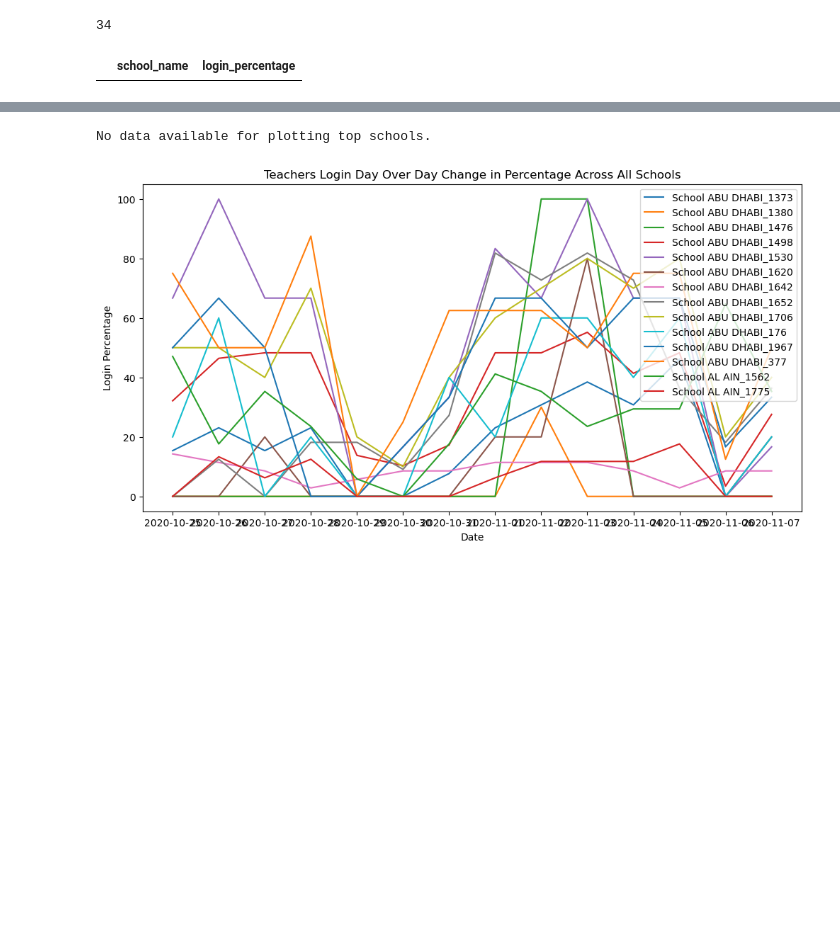
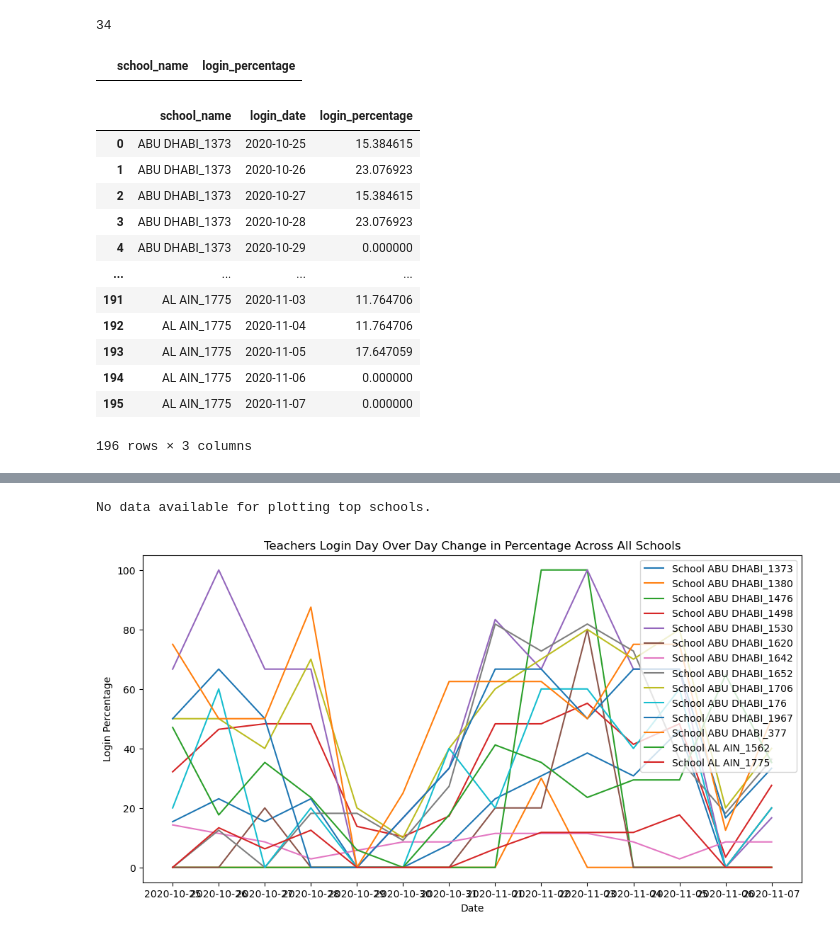
Before and after one commit to nithishp/SchoolDataAnalysis, a Jupyter notebook: b.ipynb, the cells around one changed output, grey strips where cells are left out. Saved outputs shown, nothing was run; the diff lists cells and outputs as text; code cells hidden in the pictures; blank space fills up the shorter version.

```diff
--- a/b.ipynb
+++ b/b.ipynb
@@ -42,15 +42,30 @@ top_schools_df
 # %%
 
 # 2. Teachers Login day over day change in percentage across all schools
 query2 = """
 SELECT school_name,
        DATE(record_date) AS login_date,
        (CAST(SUM(is_present) AS FLOAT) / COUNT(DISTINCT teacher_id)) * 100 AS login_percentage
 FROM Teacher_Activity
 GROUP BY school_name, login_date
 ORDER BY school_name, login_date;
 """
 day_over_day_change_df = pd.read_sql_query(query2, conn)
+day_over_day_change_df
+# %% [output]
+|  | school_name | login_date | login_percentage |
+| 0 | ABU DHABI_1373 | 2020-10-25 | 15.384615 |
+| 1 | ABU DHABI_1373 | 2020-10-26 | 23.076923 |
+| 2 | ABU DHABI_1373 | 2020-10-27 | 15.384615 |
+| 3 | ABU DHABI_1373 | 2020-10-28 | 23.076923 |
+| 4 | ABU DHABI_1373 | 2020-10-29 | 0.000000 |
+| ... | ... | ... | ... |
+| 191 | AL AIN_1775 | 2020-11-03 | 11.764706 |
+| 192 | AL AIN_1775 | 2020-11-04 | 11.764706 |
+| 193 | AL AIN_1775 | 2020-11-05 | 17.647059 |
+| 194 | AL AIN_1775 | 2020-11-06 | 0.000000 |
+| 195 | AL AIN_1775 | 2020-11-07 | 0.000000 |
+196 rows × 3 columns
 # %%
 
 # 3. If each billable student pays 500$/Month, what’s the revenue generated per school
```
Also changed, not shown: parts of 4 cells of this notebook, 2 other files.
